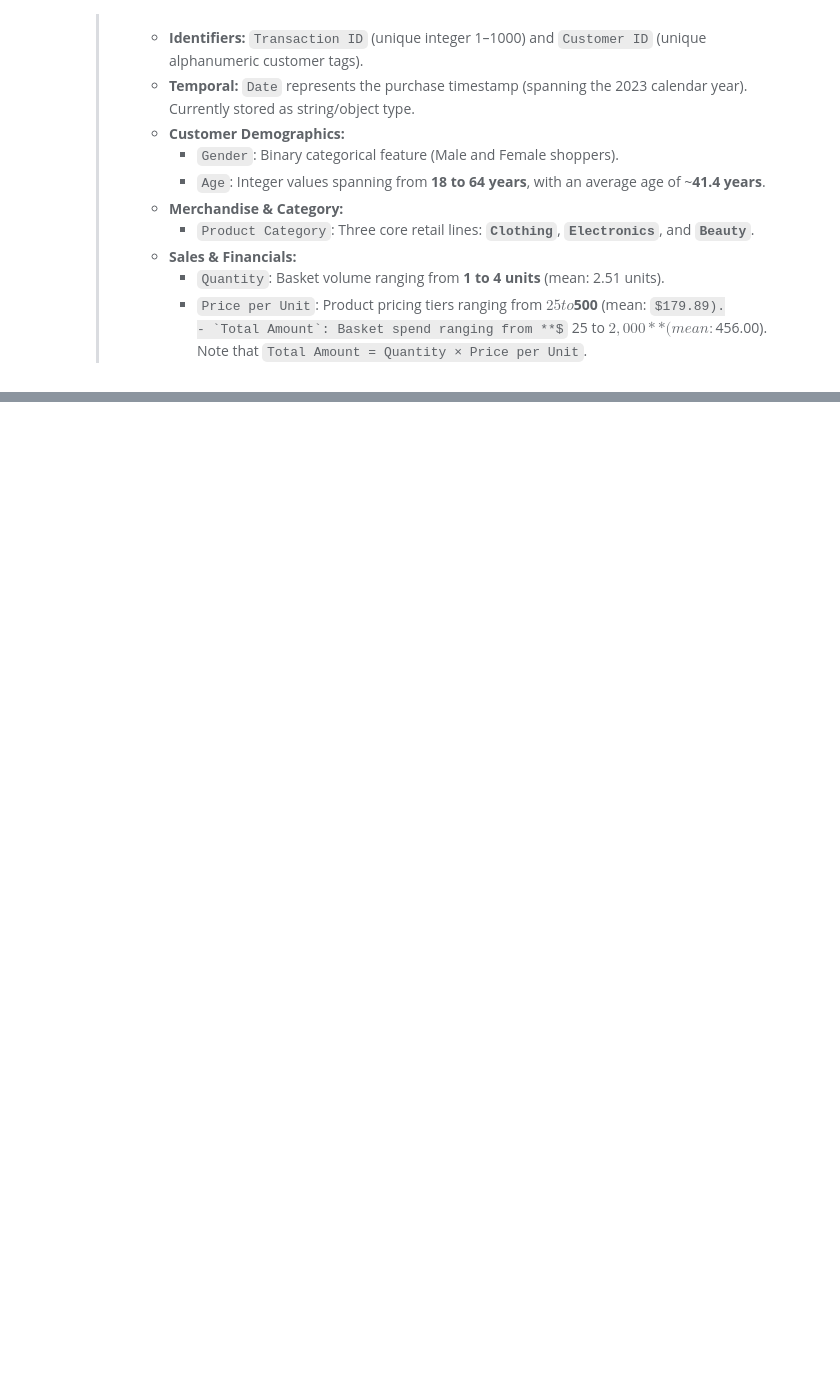
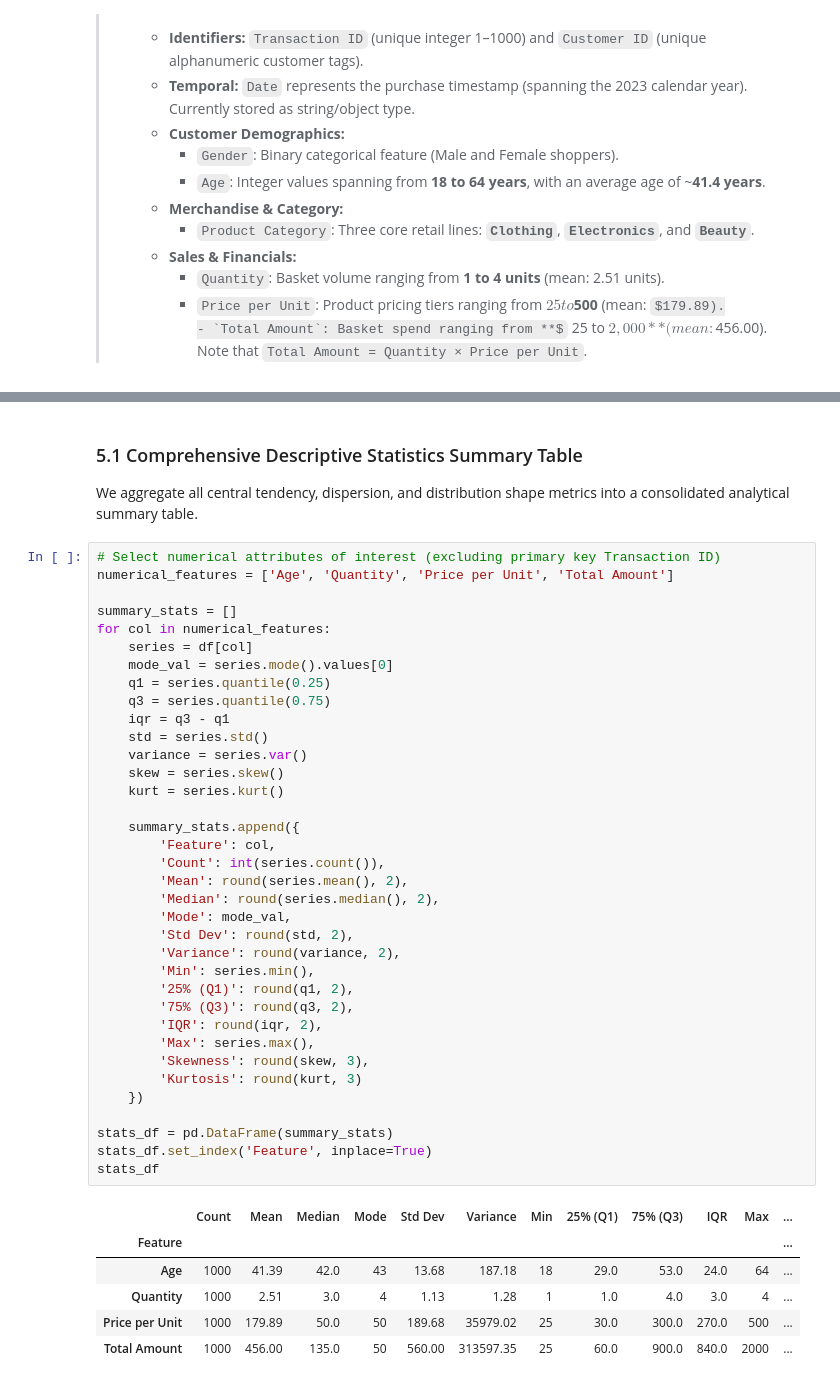
Before and after one commit to addu91577-sketch/OIBSIP, a Jupyter notebook: DataAnalytics-L1-EDARetailSales/Notebooks/01_retail_sales_eda.ipynb, the cells around one changed output, grey strips where cells are left out. Saved outputs shown, nothing was run; the diff lists cells and outputs as text; some formulas as TeX source; blank space fills up the shorter version.

```diff
--- a/DataAnalytics-L1-EDARetailSales/Notebooks/01_retail_sales_eda.ipynb
+++ b/DataAnalytics-L1-EDARetailSales/Notebooks/01_retail_sales_eda.ipynb
@@ -216,0 +229,46 @@ df.describe().T
+# %% [markdown]
+### 5.1 Comprehensive Descriptive Statistics Summary Table
+We aggregate all central tendency, dispersion, and distribution shape metrics into a consolidated analytical summary table.
+# %%
+# Select numerical attributes of interest (excluding primary key Transaction ID)
+numerical_features = ['Age', 'Quantity', 'Price per Unit', 'Total Amount']
+
+summary_stats = []
+for col in numerical_features:
+    series = df[col]
+    mode_val = series.mode().values[0]
+    q1 = series.quantile(0.25)
+    q3 = series.quantile(0.75)
+    iqr = q3 - q1
+    std = series.std()
+    variance = series.var()
+    skew = series.skew()
+    kurt = series.kurt()
+
+    summary_stats.append({
+        'Feature': col,
+        'Count': int(series.count()),
+        'Mean': round(series.mean(), 2),
+        'Median': round(series.median(), 2),
+        'Mode': mode_val,
+        'Std Dev': round(std, 2),
+        'Variance': round(variance, 2),
+        'Min': series.min(),
+        '25% (Q1)': round(q1, 2),
+        '75% (Q3)': round(q3, 2),
+        'IQR': round(iqr, 2),
+        'Max': series.max(),
+        'Skewness': round(skew, 3),
+        'Kurtosis': round(kurt, 3)
+    })
+
+stats_df = pd.DataFrame(summary_stats)
+stats_df.set_index('Feature', inplace=True)
+stats_df
+# %% [output]
+|  | Count | Mean | Median | Mode | Std Dev | Variance | Min | 25% (Q1) | 75% (Q3) | IQR | Max | ... |
+| Feature |  |  |  |  |  |  |  |  |  |  |  | ... |
+| Age | 1000 | 41.39 | 42.0 | 43 | 13.68 | 187.18 | 18 | 29.0 | 53.0 | 24.0 | 64 | ... |
+| Quantity | 1000 | 2.51 | 3.0 | 4 | 1.13 | 1.28 | 1 | 1.0 | 4.0 | 3.0 | 4 | ... |
+| Price per Unit | 1000 | 179.89 | 50.0 | 50 | 189.68 | 35979.02 | 25 | 30.0 | 300.0 | 270.0 | 500 | ... |
+| Total Amount | 1000 | 456.00 | 135.0 | 50 | 560.00 | 313597.35 | 25 | 60.0 | 900.0 | 840.0 | 2000 | ... |
```
Also changed, not shown: parts of 9 cells of this notebook, 3 other files.
